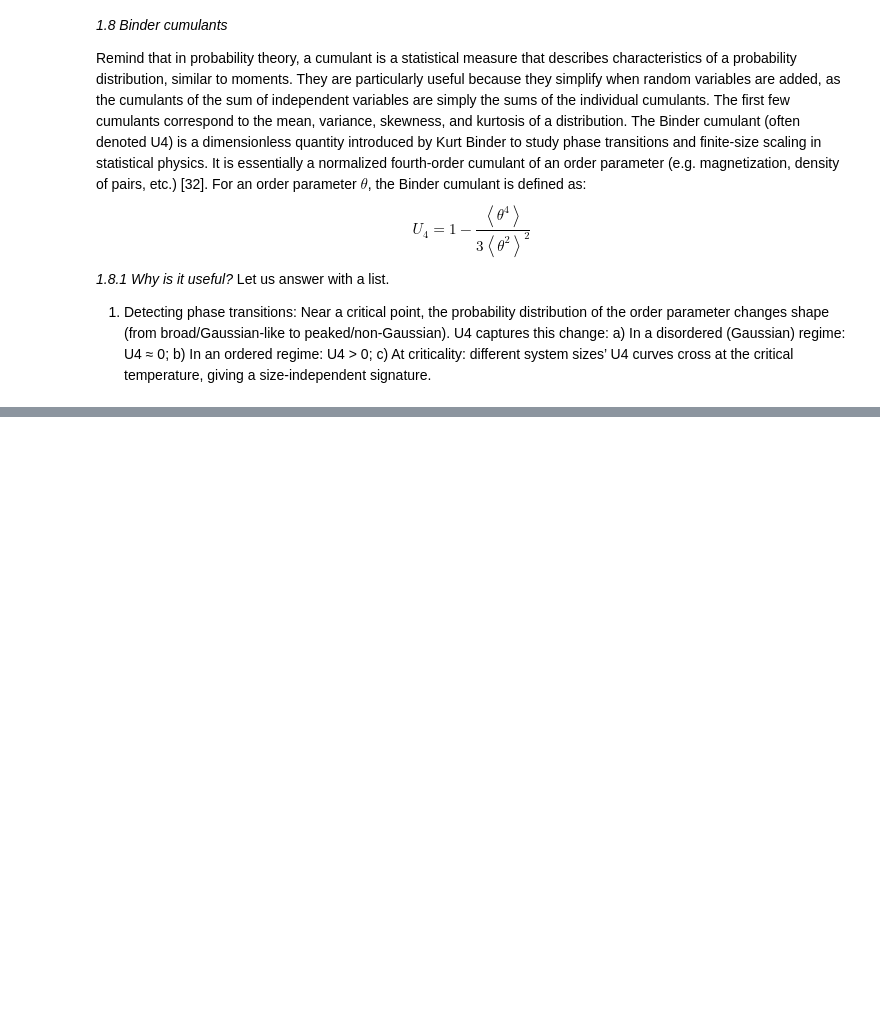
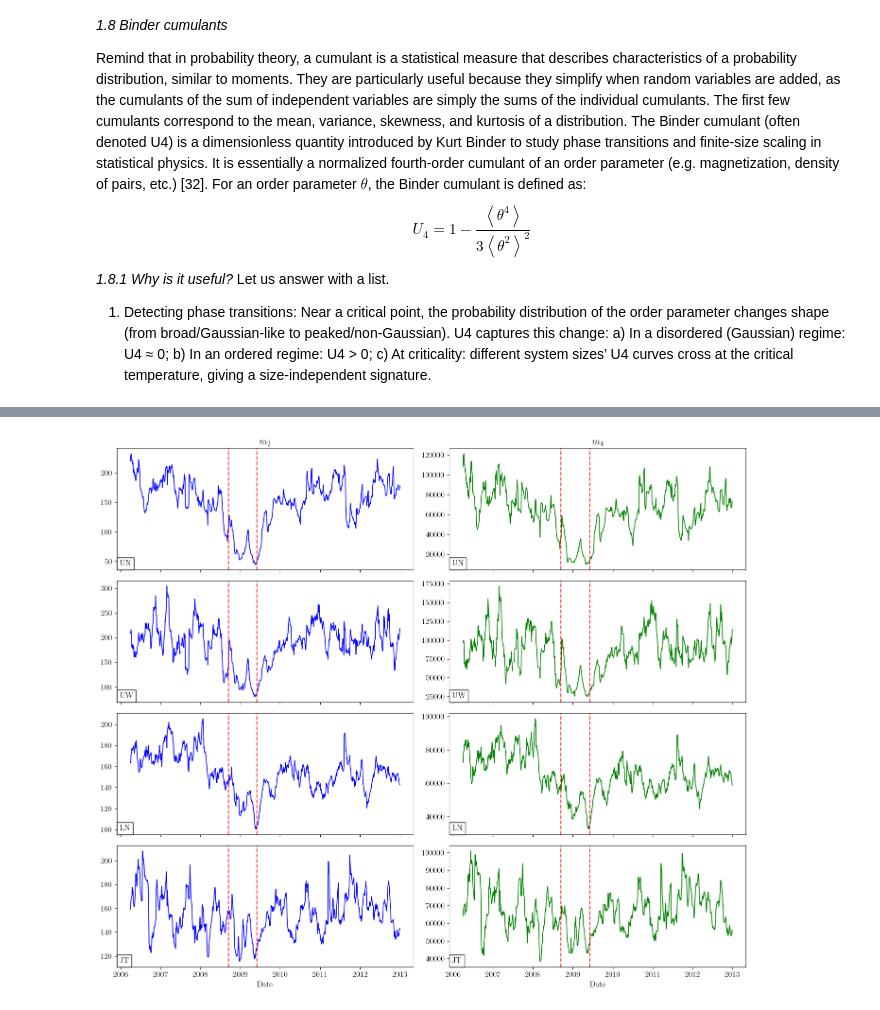
Before and after one commit to fedesss98/stabilvol, a Jupyter notebook: notebooks/23-binder-cumulants.ipynb, the cells around one changed output, grey strips where cells are left out. Saved outputs shown, nothing was run; the diff lists cells and outputs as text; code cells hidden in the pictures; blank space fills up the shorter version.

```diff
--- a/notebooks/23-binder-cumulants.ipynb
+++ b/notebooks/23-binder-cumulants.ipynb
@@ -142,0 +158,12 @@ print(data_to_plot[data_to_plot["Window"].isin(crisis_windows)].iloc[0, 0])
+# %%
+def second_moment(data):
+    x = np.asarray(data, dtype=float).ravel()
+    if x.size < 2:
+        return np.nan
+    return np.mean(x**2)
+
+def fourth_moment(data):
+    x = np.asarray(data, dtype=float).ravel()
+    if x.size < 2:
+        return np.nan
+    return np.mean(x**4)
@@ -142,0 +197,3 @@ print(data_to_plot[data_to_plot["Window"].isin(crisis_windows)].iloc[0, 0])
+# %%
+df_cumulants = df_cumulants.merge(pd.DataFrame(cumulants, columns=["Window", "M2", "M4", "Market"]))
+df_cumulants
@@ -142,0 +214,40 @@ print(data_to_plot[data_to_plot["Window"].isin(crisis_windows)].iloc[0, 0])
+# %%
+def plot_single_cumulants(cumulants, windows, save=False, latex=False):
+    plt.rcParams.update({'text.usetex': latex, 'font.family': 'serif', 'font.size': 12})
+    fig, axs = plt.subplots(len(MARKETS), 2, figsize=(14, 12), layout='tight', sharex=True)
+    for i, market in enumerate(MARKETS):
+        ax1 = axs[i, 0]
+        ax2 = axs[i, 1]
+        data_to_plot = cumulants[cumulants["Market"] == market]
+        u4 = data_to_plot[data_to_plot["Window"].isin(windows)]
+
+        # ax1.set_ylabel('$m_2$', rotation=0, labelpad=10)
+        ax1.plot(u4["Right"], u4["M2"], color='b', lw=1.2)
+
+        # ax2.set_ylabel('$m_4$', rotation=0, labelpad=10)
+        ax2.plot(u4["Right"], u4["M4"], color='g', lw=1.2)
+
+        ax2.axvline(pd.to_datetime(CRISIS_STARTS), ls='--', color='red', alpha=0.8)
+        ax2.axvline(pd.to_datetime(CRISIS_ENDS), ls='--', color='red', alpha=0.8)
+        ax1.axvline(pd.to_datetime(CRISIS_STARTS), ls='--', color='red', alpha=0.8)
+        ax1.axvline(pd.to_datetime(CRISIS_ENDS), ls='--', color='red', alpha=0.8)
+
+        ax1.text(0.009, 0.035, market, transform=ax1.transAxes, bbox=dict(fc="w", ec="black"))
+        ax2.text(0.009, 0.035, market, transform=ax2.transAxes, bbox=dict(fc="w", ec="black"))
+
+        if i == 0:
+            ax1.set_title('$m_2$')
+            ax2.set_title('$m_4$')
+        if i == len(MARKETS) - 1:
+            ax1.set_xlabel('Date')
+            ax2.set_xlabel('Date')
+
+    if save:
+        fig.savefig(f'../visualization/dynamics/cumulants_{WINDOW_LEN}d.png', bbox_inches='tight')
+        fig.savefig(f'../visualization/dynamics/cumulants_{WINDOW_LEN}d.pdf', bbox_inches='tight')
+
+    plt.show()
+
+plot_single_cumulants(df_cumulants, all_windows, save=True, latex=True)
+# %% [output]
+[figure, added]
```
Also changed, not shown: parts of 19 cells of this notebook.
